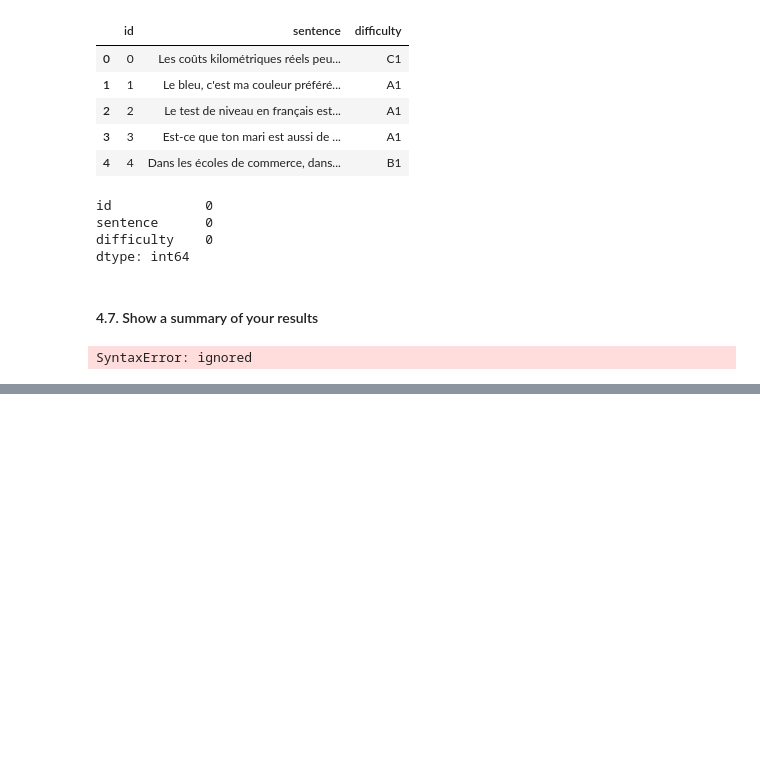
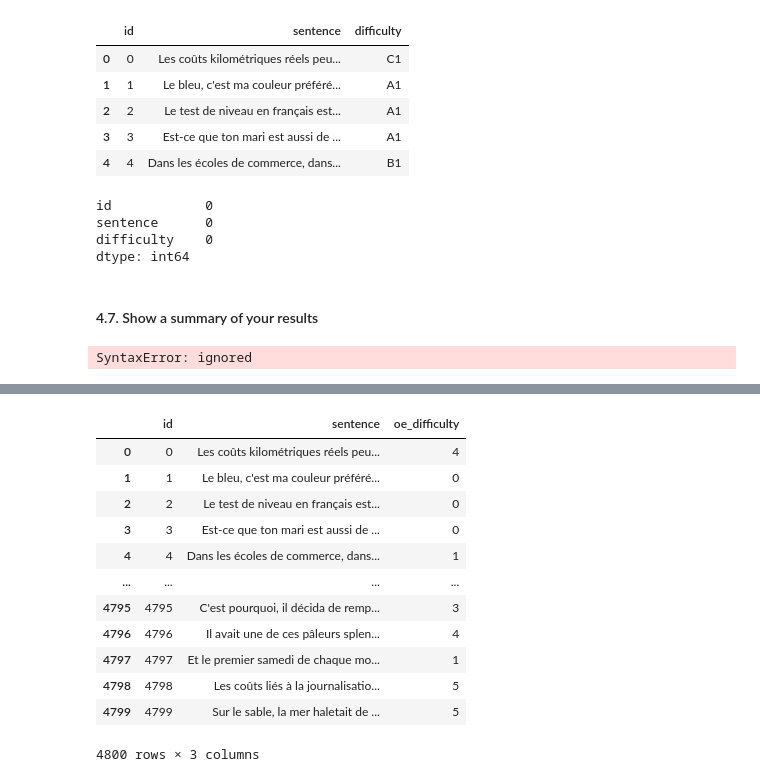
Before and after one commit to Stergios-Konstantinidis/DMML2022_Nestle, a Jupyter notebook: DMML2022_Nestle.ipynb, the cells around one changed output, grey strips where cells are left out. Saved outputs shown, nothing was run; the diff lists cells and outputs as text; code cells hidden in the pictures; blank space fills up the shorter version.

```diff
--- a/DMML2022_Nestle.ipynb
+++ b/DMML2022_Nestle.ipynb
@@ -416,0 +451,10 @@ SyntaxError: ignored
+# %%
+#First we use an ordinal encoder
+
+df['oe_difficulty'] = ['0' if x == 'A1'
+                   else '1' if x =='A2'
+                   else '1' if x== 'B1'
+                   else '3' if x == 'B2'
+                   else '4' if x == 'C1'
+                   else '5'
+                   for x in df.difficulty]
@@ -416,0 +481,17 @@ SyntaxError: ignored
+# %%
+#drop column [difficulty] which is not encoded
+df.drop('difficulty', axis =1)
+# %% [output]
+|  | id | sentence | oe_difficulty |
+| 0 | 0 | Les coûts kilométriques réels peu... | 4 |
+| 1 | 1 | Le bleu, c'est ma couleur préféré... | 0 |
+| 2 | 2 | Le test de niveau en français est... | 0 |
+| 3 | 3 | Est-ce que ton mari est aussi de ... | 0 |
+| 4 | 4 | Dans les écoles de commerce, dans... | 1 |
+| ... | ... | ... | ... |
+| 4795 | 4795 | C'est pourquoi, il décida de remp... | 3 |
+| 4796 | 4796 | Il avait une de ces pâleurs splen... | 4 |
+| 4797 | 4797 | Et le premier samedi de chaque mo... | 1 |
+| 4798 | 4798 | Les coûts liés à la journalisatio... | 5 |
+| 4799 | 4799 | Sur le sable, la mer haletait de ... | 5 |
+4800 rows × 3 columns
```
Also changed, not shown: parts of 6 cells of this notebook.
